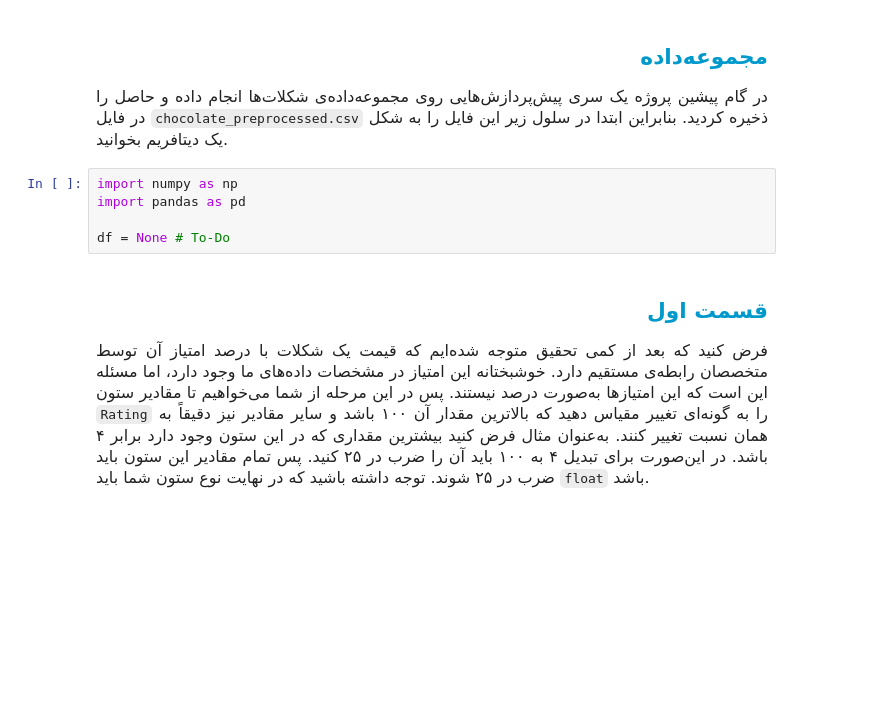
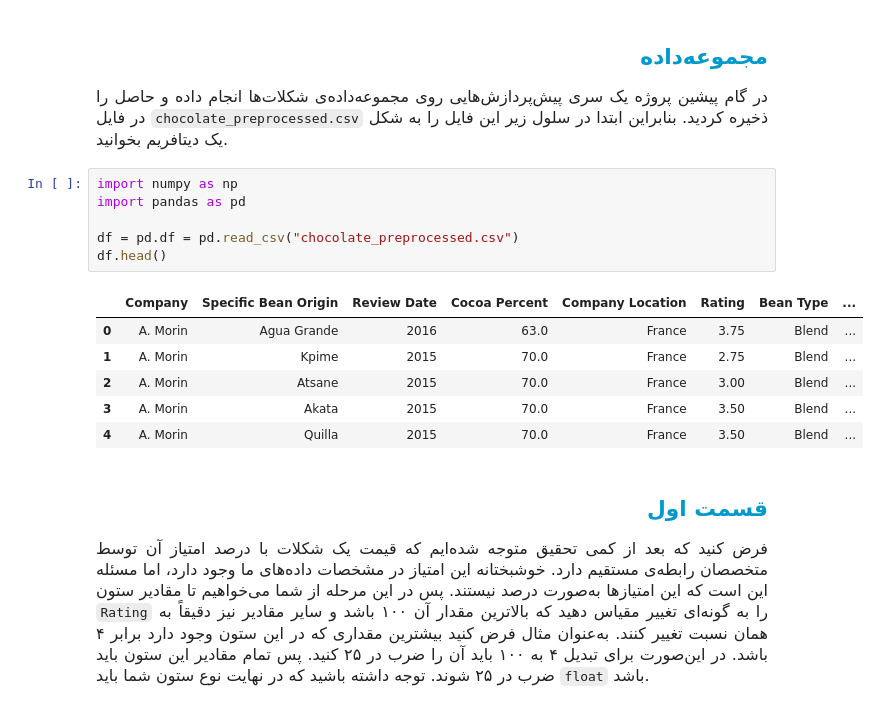
Before and after one commit to mahajialirezaei/Chocolate-problems-Step-Two, a Jupyter notebook: project1_step2.ipynb, the cells around one changed output. Cells and saved outputs as stored; diff of their text form; blank space fills up the shorter version.

```diff
--- a/project1_step2.ipynb
+++ b/project1_step2.ipynb
@@ -25,8 +25,16 @@
 # %%
 import numpy as np
 import pandas as pd
 
-df = None # To-Do
+df = pd.df = pd.read_csv("chocolate_preprocessed.csv")
+df.head()
+# %% [output]
+|  | Company | Specific Bean Origin | Review Date | Cocoa Percent | Company Location | Rating | Bean Type | ... |
+| 0 | A. Morin | Agua Grande | 2016 | 63.0 | France | 3.75 | Blend | ... |
+| 1 | A. Morin | Kpime | 2015 | 70.0 | France | 2.75 | Blend | ... |
+| 2 | A. Morin | Atsane | 2015 | 70.0 | France | 3.00 | Blend | ... |
+| 3 | A. Morin | Akata | 2015 | 70.0 | France | 3.50 | Blend | ... |
+| 4 | A. Morin | Quilla | 2015 | 70.0 | France | 3.50 | Blend | ... |
 # %% [markdown]
 <h2 align=right style="line-height:200%;font-family:vazir;color:#0099cc">
 <font face="vazirmatn" color="#0099cc">
```
Also changed, not shown: parts of 12 cells of this notebook, 4 other files.
